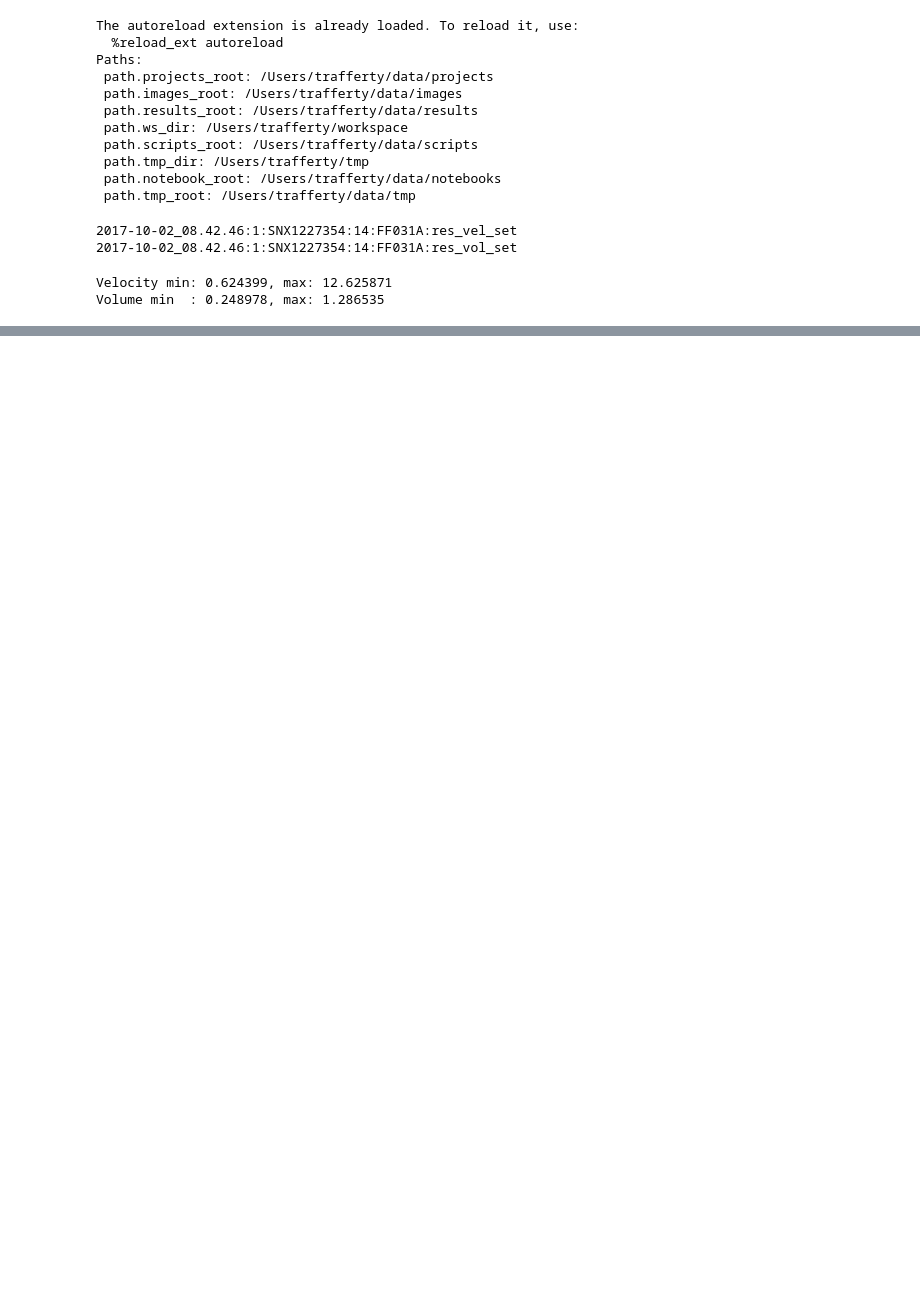
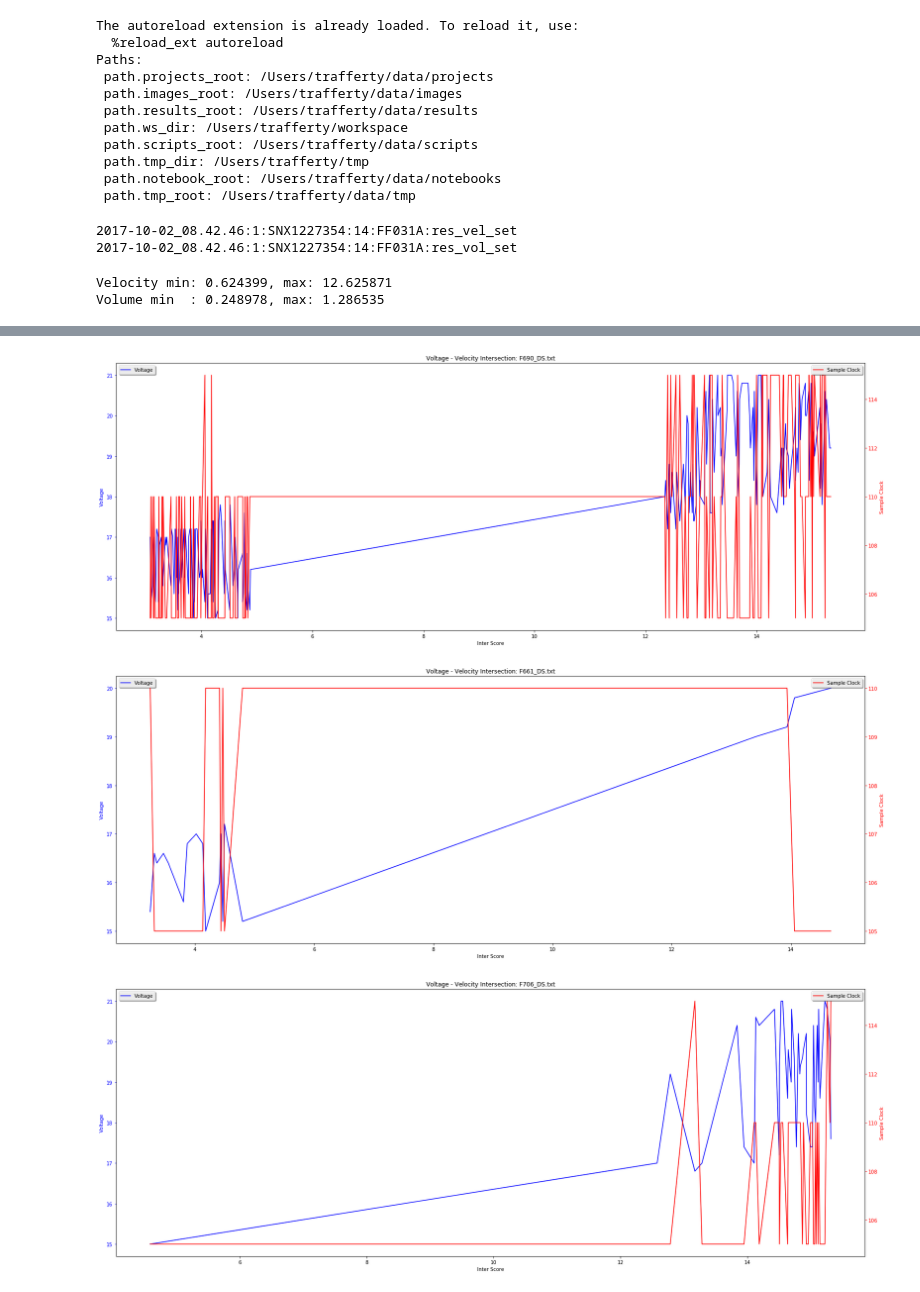
Before and after one commit to Aniruddh1/ipython-opencv-notebooks, a Jupyter notebook: notebooks/DIF redis workflow.ipynb, the cells around one changed output, grey strips where cells are left out. Saved outputs shown, nothing was run; the diff lists cells and outputs as text; code cells hidden in the pictures; blank space fills up the shorter version.

```diff
--- a/notebooks/DIF redis workflow.ipynb
+++ b/notebooks/DIF redis workflow.ipynb
@@ -222,0 +338,2 @@ select
+# %%
+vol_vel_inter_lst = r.zrange(vol_vel_inter_hash, 0, -1, withscores=True)
@@ -222,0 +384,37 @@ select
+# %%
+for waveform, res in res_by_waveform.items():
+    #waveform = 'F706_DS.txt'
+
+    fig = plt.figure(figsize=(60,10))
+    plt.clf()
+    ax1 = fig.add_subplot(121)
+    ax2 = ax1.twinx()
+
+    ax1.plot(res['score'], res['voltages'],  color='b', label='Voltage')
+    ax2.plot(res['score'], res['sample_clocks'],  color='r', label='Sample Clock')
+    #ax2.plot(res['score'], res['PD_delay'],  color='m', label='PD Delay')
+
+#     y_loc = np.array(res['voltages']).min()
+#     for idx, lbl in enumerate(res['results']):
+#         ax1.text(idx, y_loc, lbl, color='b', fontsize=8,
+#                horizontalalignment='center', verticalalignment='center',
+#                rotation=90, rotation_mode='anchor')
+
+    ax1.set_xlabel('Inter Score')
+    # Make the y-axis label, ticks and tick labels match the line color.
+    ax1.set_ylabel('Voltage', color='b')
+    ax1.tick_params('y', colors='b')
+    ax2.set_ylabel('Sample Clock', color='r')
+    ax2.tick_params('y', colors='r')
+
+    leg1 = ax1.legend(loc='upper left', shadow=True)
+    leg2 = ax2.legend(loc='upper right', shadow=True)
+
+    #plt.ylim([y_loc,22])
+    plt.title("Voltage - Velocity Intersection: %s" % (waveform))
+    #plt.tight_layout()
+    plt.show()
+# %% [output]
+[figure, added]
+[figure, added]
+[figure, added]
```
Also changed, not shown: parts of 23 cells of this notebook, 1 other file.
